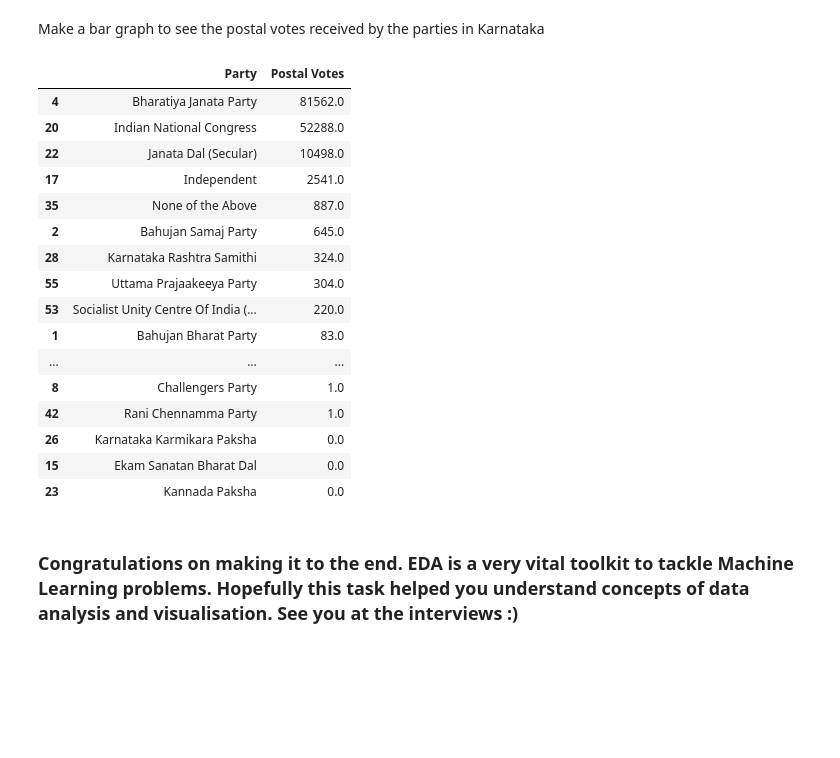
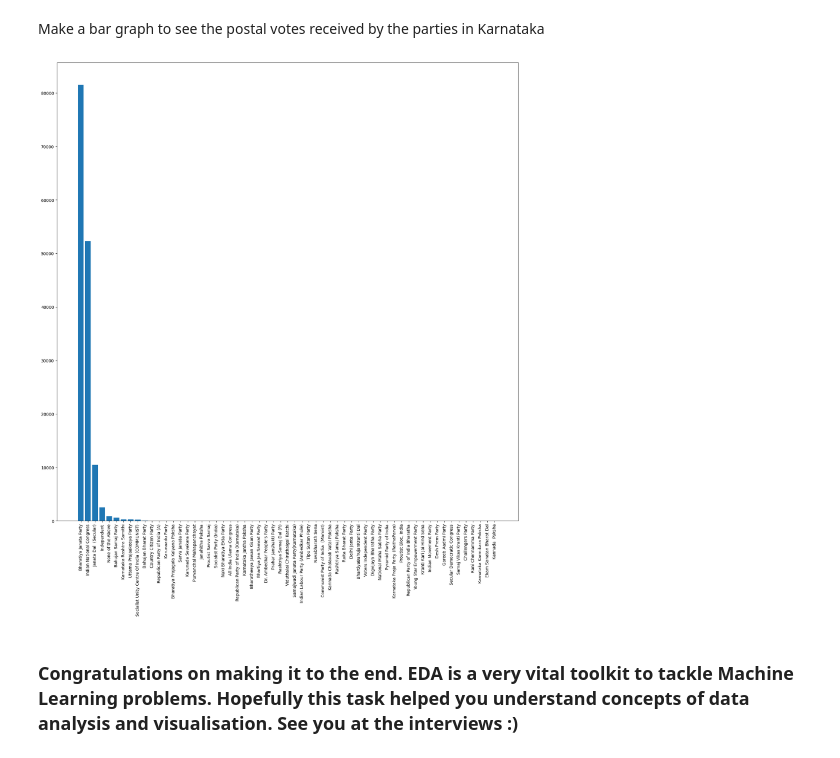
Before and after one commit to sanmeshh/Synapse_Tasks, a Jupyter notebook: task2-ipynb-sanmesh.ipynb, the cells around one changed output. Drawn from its saved outputs; the diff is of its cells as text; code cells hidden in the pictures; blank space fills up the shorter version.

```diff
--- a/task2-ipynb-sanmesh.ipynb
+++ b/task2-ipynb-sanmesh.ipynb
@@ -214,37 +214,17 @@ def change_value(x):
 df["Postal Votes"]=df["Postal Votes"].apply(change_value)
 # %%
 df4=df.loc[(df['State']=='Karnataka')& (df['Total Votes'])]
-df10=df4.sort_values(by=["Postal Votes"],ascending=False)
-df11=df10.groupby(['Party'])['Postal Votes'].sum().reset_index()
+df11=df4.groupby(['Party'])['Postal Votes'].sum().reset_index()
 df12=df11.sort_values(by=['Postal Votes'],ascending=False)
-df12
 
+plt.figure(figsize=(20,20))
+plt.bar(df12['Party'],df12['Postal Votes'])
+plt.xticks(rotation=90)
 
-
-# plt.figure(figsize=(20,20))
-# plt.bar(df12['Party'],df12['Postal Votes'])
-# plt.xticks(rotation=90)
-
-# plt.show()
+plt.show()
 # # df4['Party'].unique().shape[0]
 # %% [output]
-|  | Party | Postal Votes |
-| 4 | Bharatiya Janata Party | 81562.0 |
-| 20 | Indian National Congress | 52288.0 |
-| 22 | Janata Dal (Secular) | 10498.0 |
-| 17 | Independent | 2541.0 |
-| 35 | None of the Above | 887.0 |
-| 2 | Bahujan Samaj Party | 645.0 |
-| 28 | Karnataka Rashtra Samithi | 324.0 |
-| 55 | Uttama Prajaakeeya Party | 304.0 |
-| 53 | Socialist Unity Centre Of India (... | 220.0 |
-| 1 | Bahujan Bharat Party | 83.0 |
-| ... | ... | ... |
-| 8 | Challengers Party | 1.0 |
-| 42 | Rani Chennamma Party | 1.0 |
-| 26 | Karnataka Karmikara Paksha | 0.0 |
-| 15 | Ekam Sanatan Bharat Dal | 0.0 |
-| 23 | Kannada Paksha | 0.0 |
+[figure, added]
 # %% [markdown]
 ### Congratulations on making it to the end. EDA is a very vital toolkit to tackle Machine Learning problems. Hopefully this task helped you understand concepts of data analysis and visualisation. See you at the interviews :)
 # %% [markdown]
```
Also changed, not shown: parts of 1 cell of this notebook.
